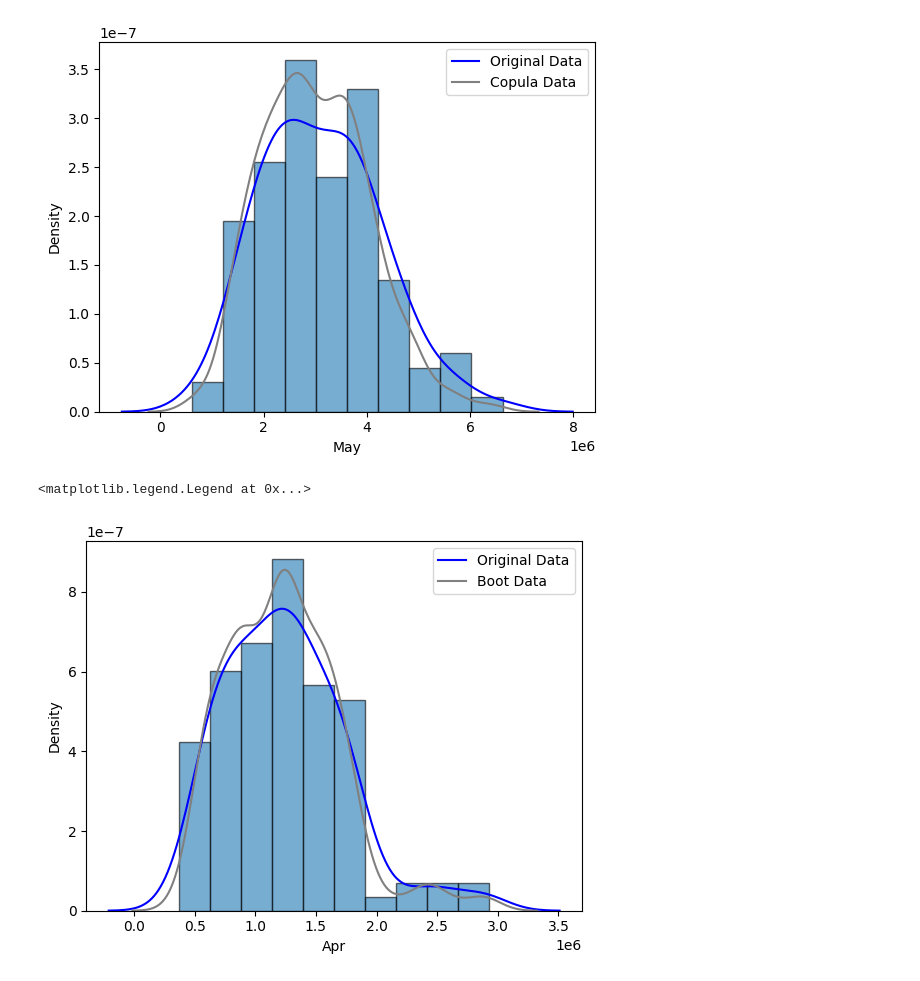
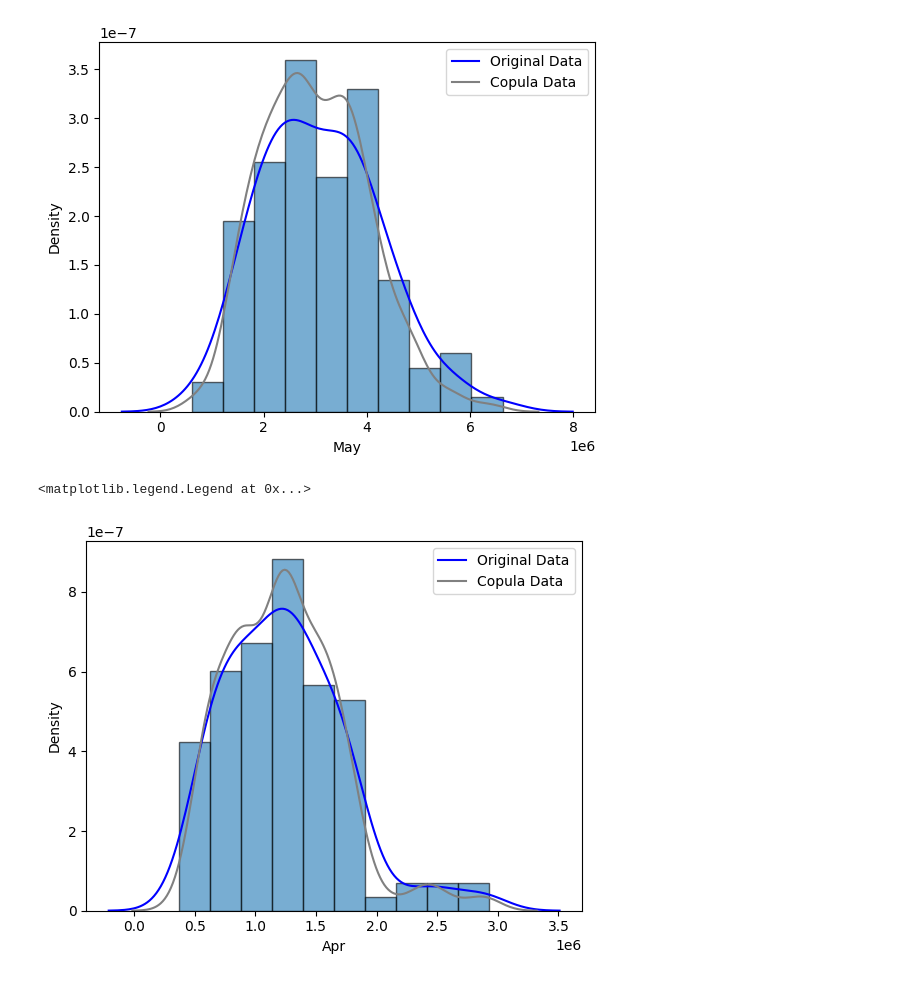
Before and after one commit to jtdocter27/Engineering-Probability---Statistics, a Jupyter notebook: R_project.ipynb, the cells around one changed output. Cells and saved outputs as stored; diff of their text form; code cells hidden in the pictures.

```diff
--- a/R_project.ipynb
+++ b/R_project.ipynb
@@ -589,9 +589,9 @@ plt.legend()
 # %%
 apr = lee_ferry['Apr']
 plt.hist(apr, density=True, alpha = 0.6, edgecolor = 'black')
 sns.kdeplot(apr, color='blue', label='Original Data')
-sns.kdeplot(generated_data_df['Apr'], color='grey', alpha=1, label = 'Boot Data')
+sns.kdeplot(generated_data_df['Apr'], color='grey', alpha=1, label = 'Copula Data')
 plt.legend()
 # %% [output]
 <matplotlib.legend.Legend at 0x...>
-[figure, old version]
+[figure, new version]
```
Also changed, not shown: parts of 4 cells of this notebook, 1 other file.
